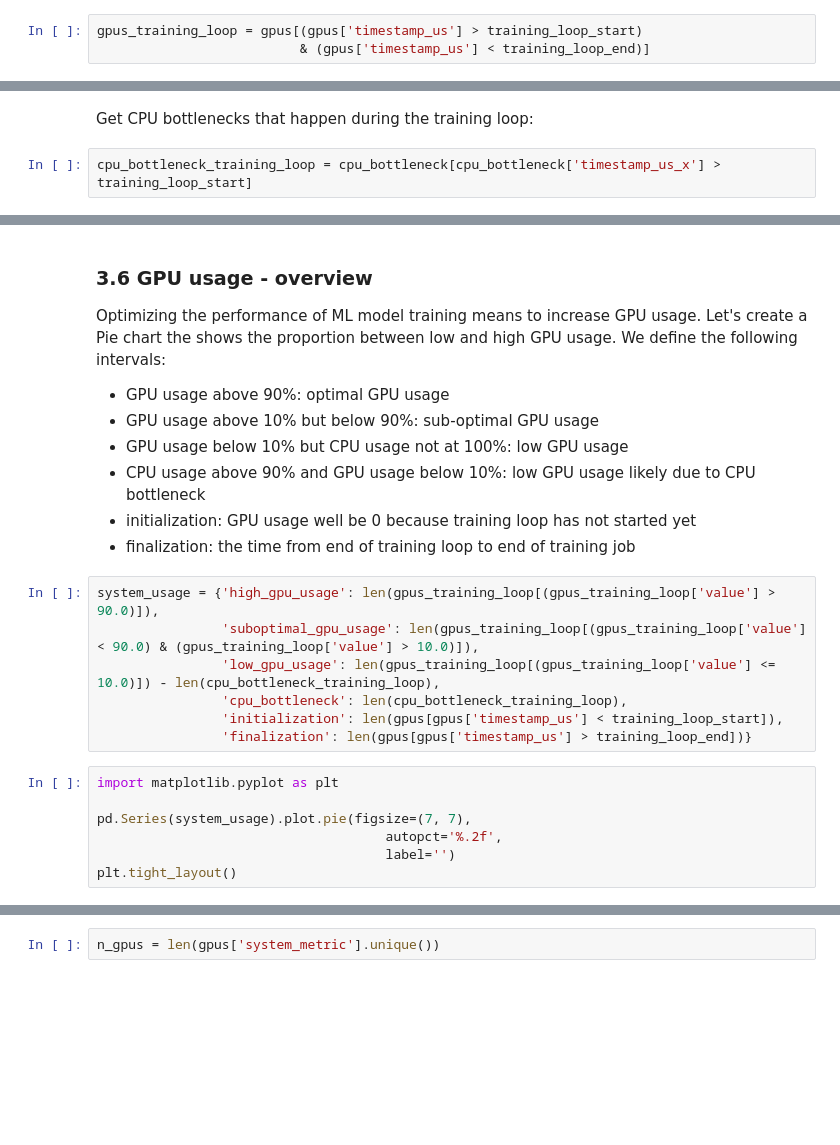
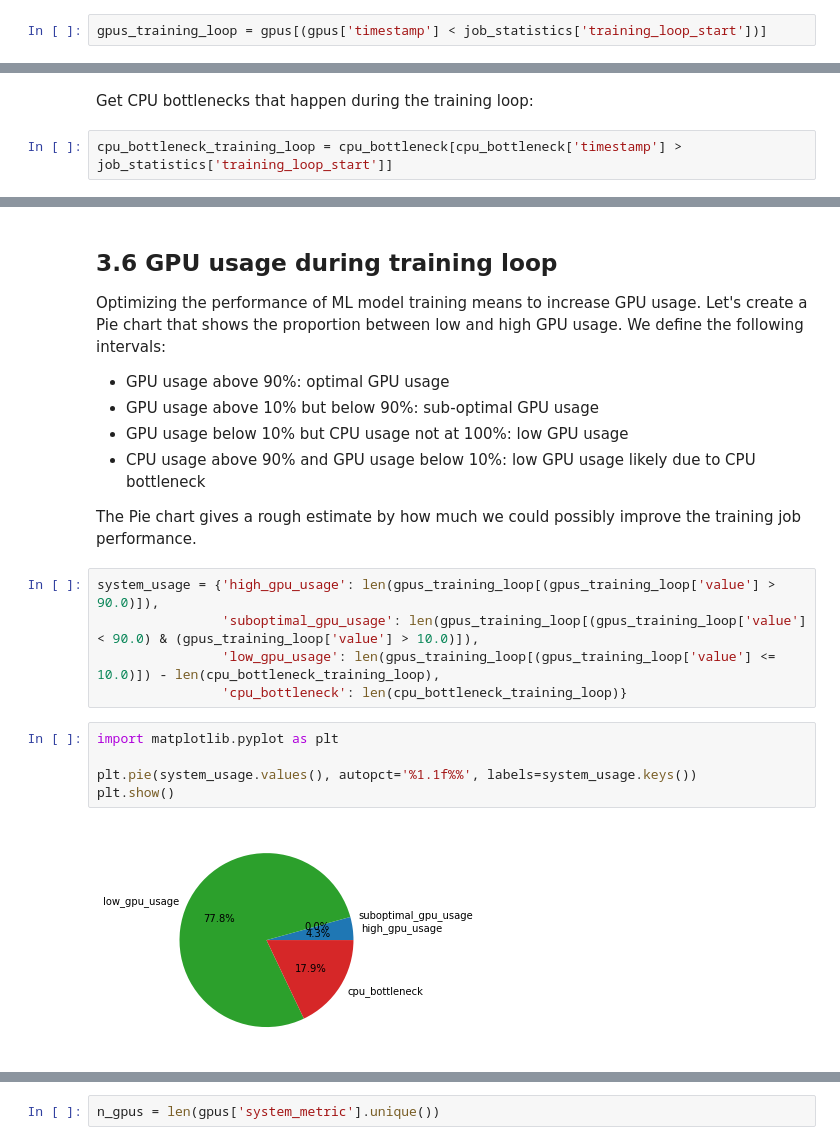
Before and after one commit to awslabs/sagemaker-debugger, a Jupyter notebook: examples/profiler/analyze_performance_bottlenecks.ipynb, the cells around one changed output, grey strips where cells are left out. Drawn from its saved outputs; the diff is of its cells as text; blank space fills up the shorter version.

```diff
--- a/examples/profiler/analyze_performance_bottlenecks.ipynb
+++ b/examples/profiler/analyze_performance_bottlenecks.ipynb
@@ -103,5 +170,4 @@ Get GPU utilization values during training loop:
 # %%
-gpus_training_loop = gpus[(gpus['timestamp_us'] > training_loop_start)
-                          & (gpus['timestamp_us'] < training_loop_end)]
+gpus_training_loop = gpus[(gpus['timestamp'] < job_statistics['training_loop_start'])]
 # %%
 gpus_training_loop['value'].plot.hist(bins=50, alpha=0.5)
@@ -148,4 +240,4 @@ for timestamp in cpu_bottleneck['timestamp'].unique():
 # %% [markdown]
 Get CPU bottlenecks that happen during the training loop:
 # %%
-cpu_bottleneck_training_loop = cpu_bottleneck[cpu_bottleneck['timestamp_us_x'] > training_loop_start]
+cpu_bottleneck_training_loop = cpu_bottleneck[cpu_bottleneck['timestamp'] > job_statistics['training_loop_start']]
@@ -152,25 +253,23 @@ cpu_bottleneck_training_loop = cpu_bottleneck[cpu_bottleneck['timestamp_us_x'] >
 # %% [markdown]
-### 3.6 GPU usage - overview
+## 3.6 GPU usage during training loop
 
-Optimizing the performance of ML model training means to increase GPU usage. Let's create a Pie chart the shows the proportion between low and high GPU usage. We define the following intervals:
+Optimizing the performance of ML model training means to increase GPU usage. Let's create a Pie chart that shows the proportion between low and high GPU usage. We define the following intervals:
 - GPU usage above 90%: optimal GPU usage
 - GPU usage above 10% but below 90%: sub-optimal GPU usage
 - GPU usage below 10% but CPU usage not at 100%: low GPU usage
 - CPU usage above 90% and GPU usage below 10%: low GPU usage likely due to CPU bottleneck
-- initialization: GPU usage well be 0 because training loop has not started yet
-- finalization: the time from end of training loop to end of training job
+
+The Pie chart gives a rough estimate by how much we could possibly improve the training job performance.
 # %%
 system_usage = {'high_gpu_usage': len(gpus_training_loop[(gpus_training_loop['value'] > 90.0)]),
                 'suboptimal_gpu_usage': len(gpus_training_loop[(gpus_training_loop['value'] < 90.0) & (gpus_training_loop['value'] > 10.0)]),
                 'low_gpu_usage': len(gpus_training_loop[(gpus_training_loop['value'] <= 10.0)]) - len(cpu_bottleneck_training_loop),
-                'cpu_bottleneck': len(cpu_bottleneck_training_loop),
-                'initialization': len(gpus[gpus['timestamp_us'] < training_loop_start]),
-                'finalization': len(gpus[gpus['timestamp_us'] > training_loop_end])}
+                'cpu_bottleneck': len(cpu_bottleneck_training_loop)}
 # %%
 import matplotlib.pyplot as plt
 
-pd.Series(system_usage).plot.pie(figsize=(7, 7),
-                                     autopct='%.2f',
-                                     label='')
-plt.tight_layout()
+plt.pie(system_usage.values(), autopct='%1.1f%%', labels=system_usage.keys())
+plt.show()
+# %% [output]
+[figure, added]
 # %% [markdown]
```
Also changed, not shown: parts of 140 cells of this notebook, 13 other files.
